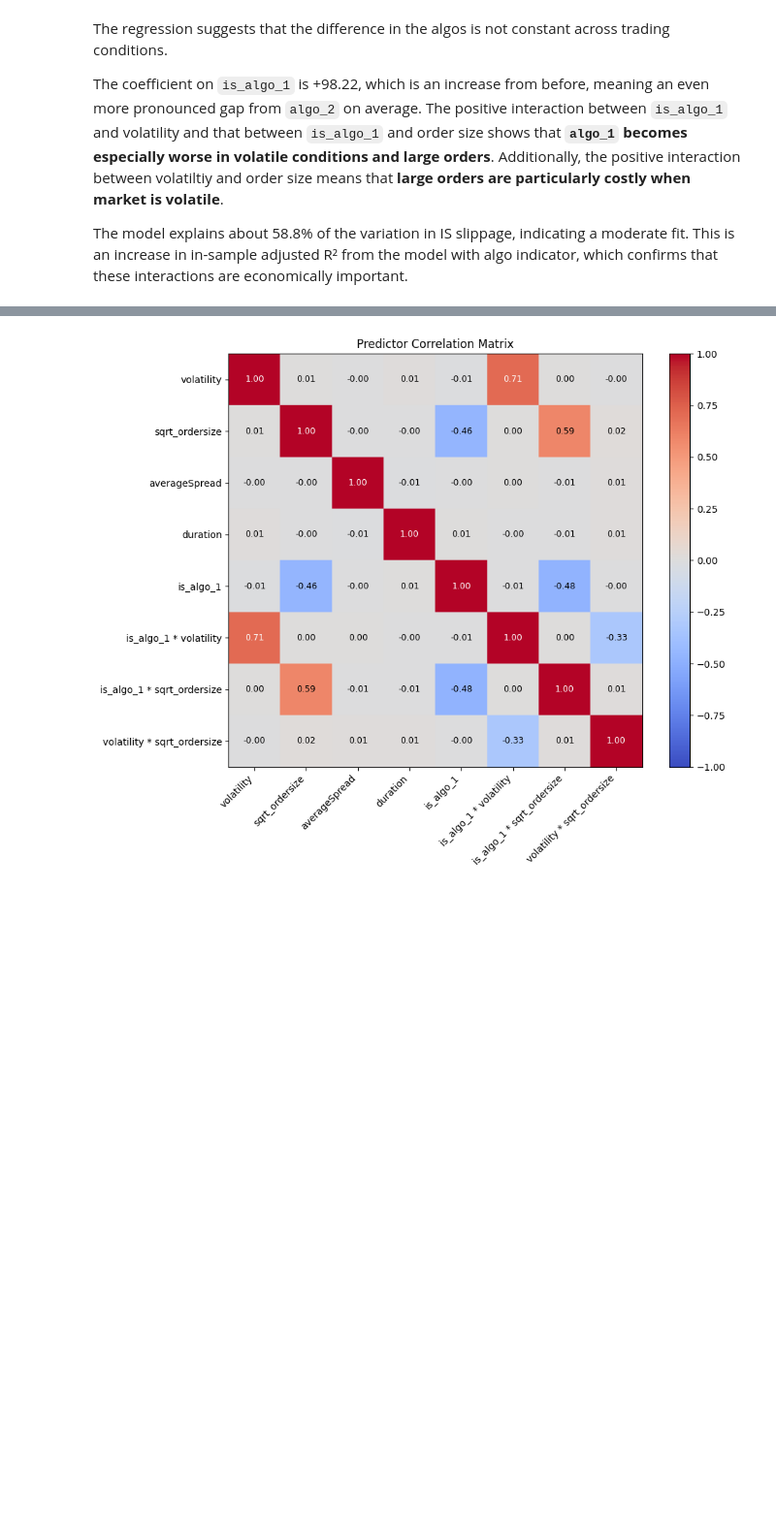
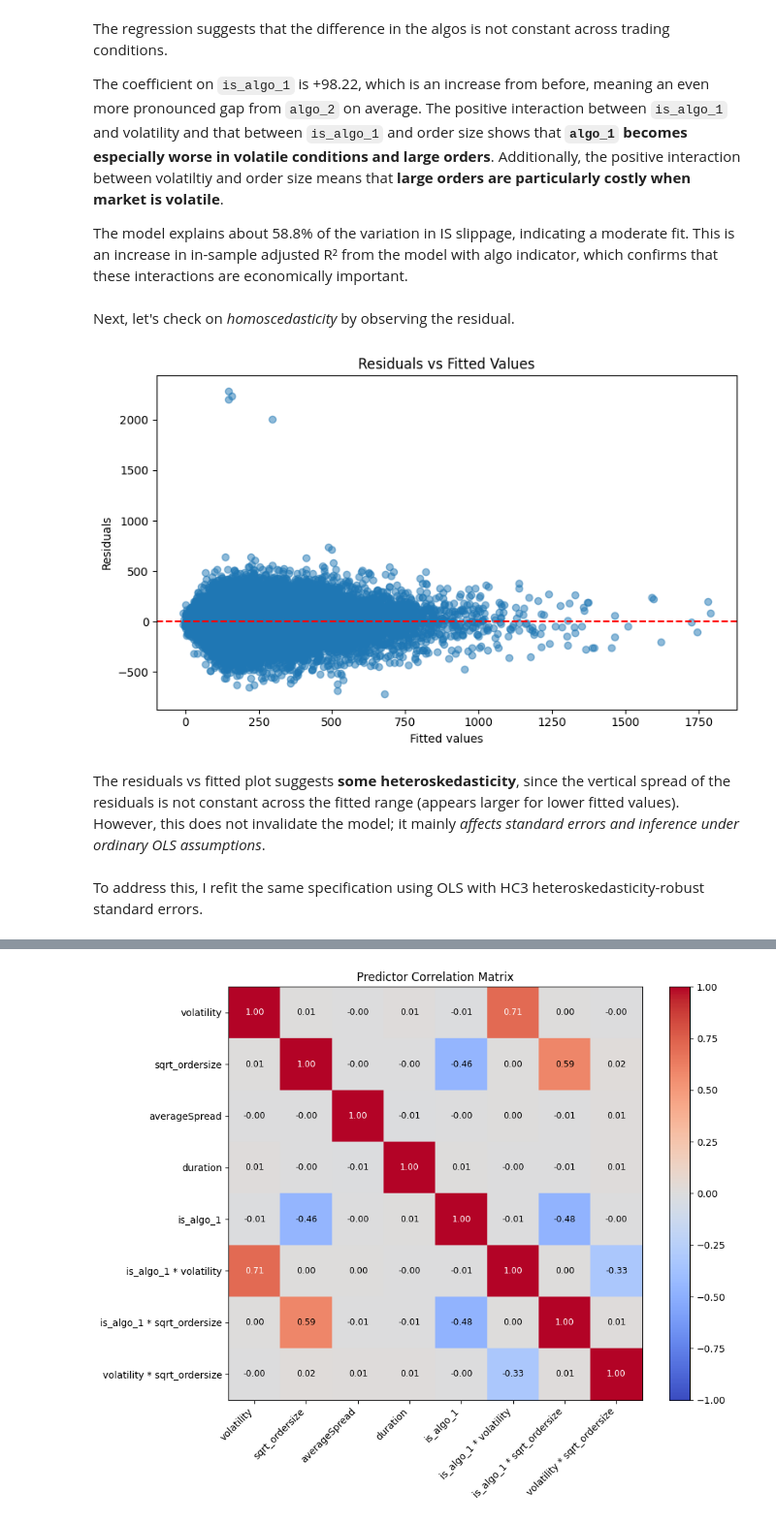
Before and after one commit to Lawrence2005/UBS-OA, a Jupyter notebook: solution.ipynb, the cells around one changed output, grey strips where cells are left out. Shown at 97% size. Saved outputs shown, nothing was run; the diff lists cells and outputs as text; code cells hidden in the pictures; blank space fills up the shorter version.

```diff
--- a/solution.ipynb
+++ b/solution.ipynb
@@ -398,3 +382,23 @@ The regression suggests that the difference in the algos is not constant across
 The coefficient on `is_algo_1` is +98.22, which is an increase from before, meaning an even more pronounced gap from `algo_2` on average. The positive interaction between `is_algo_1` and volatility and that between `is_algo_1` and order size shows that **`algo_1` becomes especially worse in volatile conditions and large orders**. Additionally, the positive interaction between volatiltiy and order size means that **large orders are particularly costly when market is volatile**.
 
 The model explains about 58.8% of the variation in IS slippage, indicating a moderate fit. This is an increase in in-sample adjusted R² from the model with algo indicator, which confirms that these interactions are economically important.
+# %% [markdown]
+Next, let's check on *homoscedasticity* by observing the residual.
+# %%
+fitted = lasso3.predict(X_all)
+residuals = y - fitted
+
+plt.figure(figsize=(8, 5))
+plt.scatter(fitted, residuals, alpha=0.5)
+plt.axhline(0, color='red', linestyle='--')
+plt.xlabel("Fitted values")
+plt.ylabel("Residuals")
+plt.title("Residuals vs Fitted Values")
+plt.tight_layout()
+plt.show()
+# %% [output]
+[figure, added]
+# %% [markdown]
+The residuals vs fitted plot suggests **some heteroskedasticity**, since the vertical spread of the residuals is not constant across the fitted range (appears larger for lower fitted values). However, this does not invalidate the model; it mainly *affects standard errors and inference under ordinary OLS assumptions*.
+# %% [markdown]
+To address this, I refit the same specification using OLS with HC3 heteroskedasticity-robust standard errors.
```
Also changed, not shown: parts of 5 cells of this notebook.
